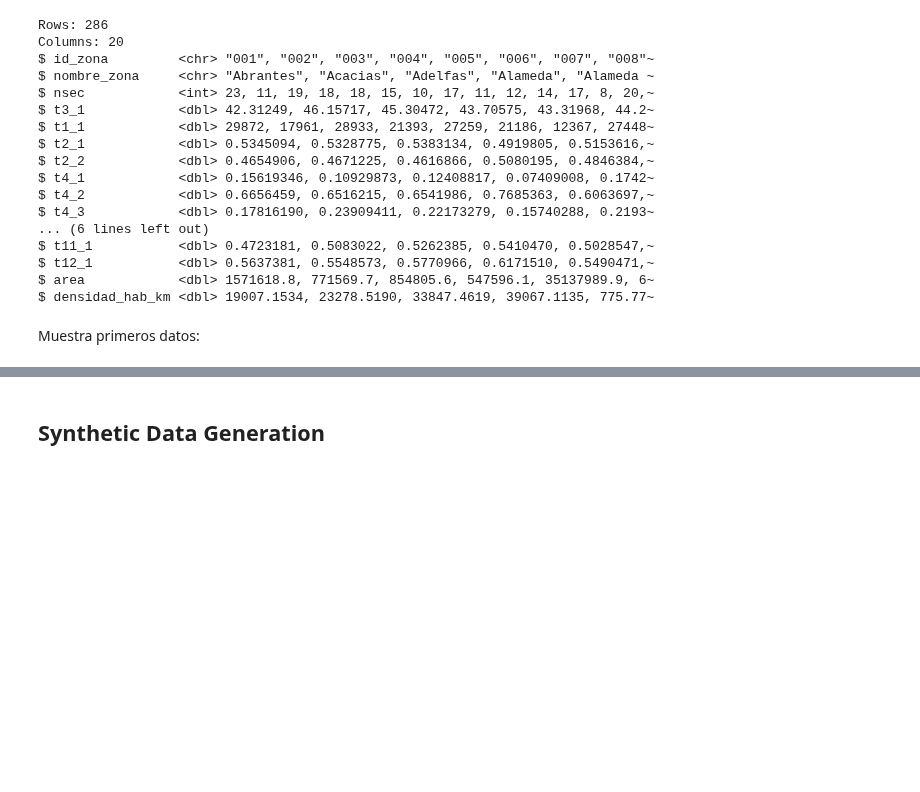
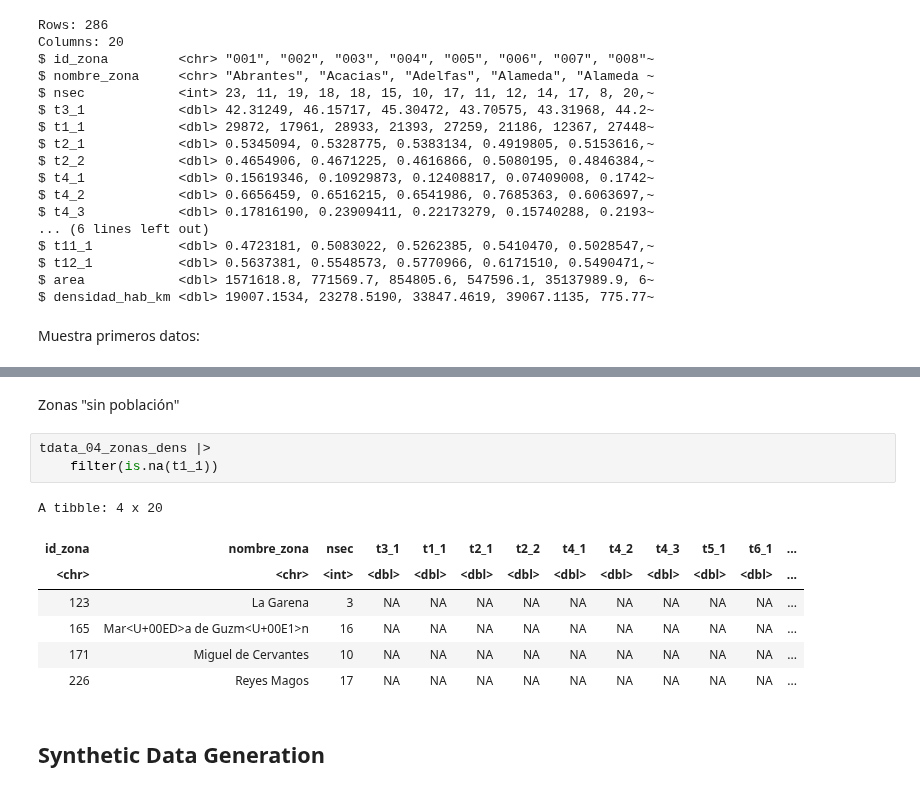
Before and after one commit to URJCDSLab/CitizenLab-Research-and-Development, a Jupyter notebook: casos_urjc/notebooks/II_data_processing/04_vacunas/05. - Data Collection_CU_04_05_indicadores_zonas_v_01.ipynb, the cells around one changed output, grey strips where cells are left out. Drawn from its saved outputs; the diff is of its cells as text; blank space fills up the shorter version.

Commit message:
tabla zonas sin población

```diff
--- a/casos_urjc/notebooks/II_data_processing/04_vacunas/05. - Data Collection_CU_04_05_indicadores_zonas_v_01.ipynb
+++ b/casos_urjc/notebooks/II_data_processing/04_vacunas/05. - Data Collection_CU_04_05_indicadores_zonas_v_01.ipynb
@@ -463,6 +463,19 @@ A tibble: 10 x 20
 | 008 | Alcobendas - Chopera | 17 | 42.93862 | 27448 | 0.5282667 | 0.4717333 | 0.13861856 | 0.6563967 | 0.2049690 | 0.22332569 | 0.33780250 | ... |
 | 009 | Alcocer | 11 | 42.05643 | 15096 | 0.5237922 | 0.4762078 | 0.15022895 | 0.6844287 | 0.1653453 | 0.17746808 | 0.26602496 | ... |
 | 010 | Algete | 12 | 39.13500 | 28128 | 0.5093169 | 0.4906831 | 0.18857426 | 0.6896536 | 0.1217598 | 0.11367372 | 0.16909605 | ... |
+# %% [markdown]
+Zonas "sin población"
+# %%
+tdata_04_zonas_dens |>
+    filter(is.na(t1_1))
+# %% [output]
+A tibble: 4 x 20
+| id_zona | nombre_zona | nsec | t3_1 | t1_1 | t2_1 | t2_2 | t4_1 | t4_2 | t4_3 | t5_1 | t6_1 | ... |
+| <chr> | <chr> | <int> | <dbl> | <dbl> | <dbl> | <dbl> | <dbl> | <dbl> | <dbl> | <dbl> | <dbl> | ... |
+| 123 | La Garena | 3 | NA | NA | NA | NA | NA | NA | NA | NA | NA | ... |
+| 165 | Mar<U+00ED>a de Guzm<U+00E1>n | 16 | NA | NA | NA | NA | NA | NA | NA | NA | NA | ... |
+| 171 | Miguel de Cervantes | 10 | NA | NA | NA | NA | NA | NA | NA | NA | NA | ... |
+| 226 | Reyes Magos | 17 | NA | NA | NA | NA | NA | NA | NA | NA | NA | ... |
 # %% [markdown]
 ## Synthetic Data Generation
 # %% [markdown]
```
